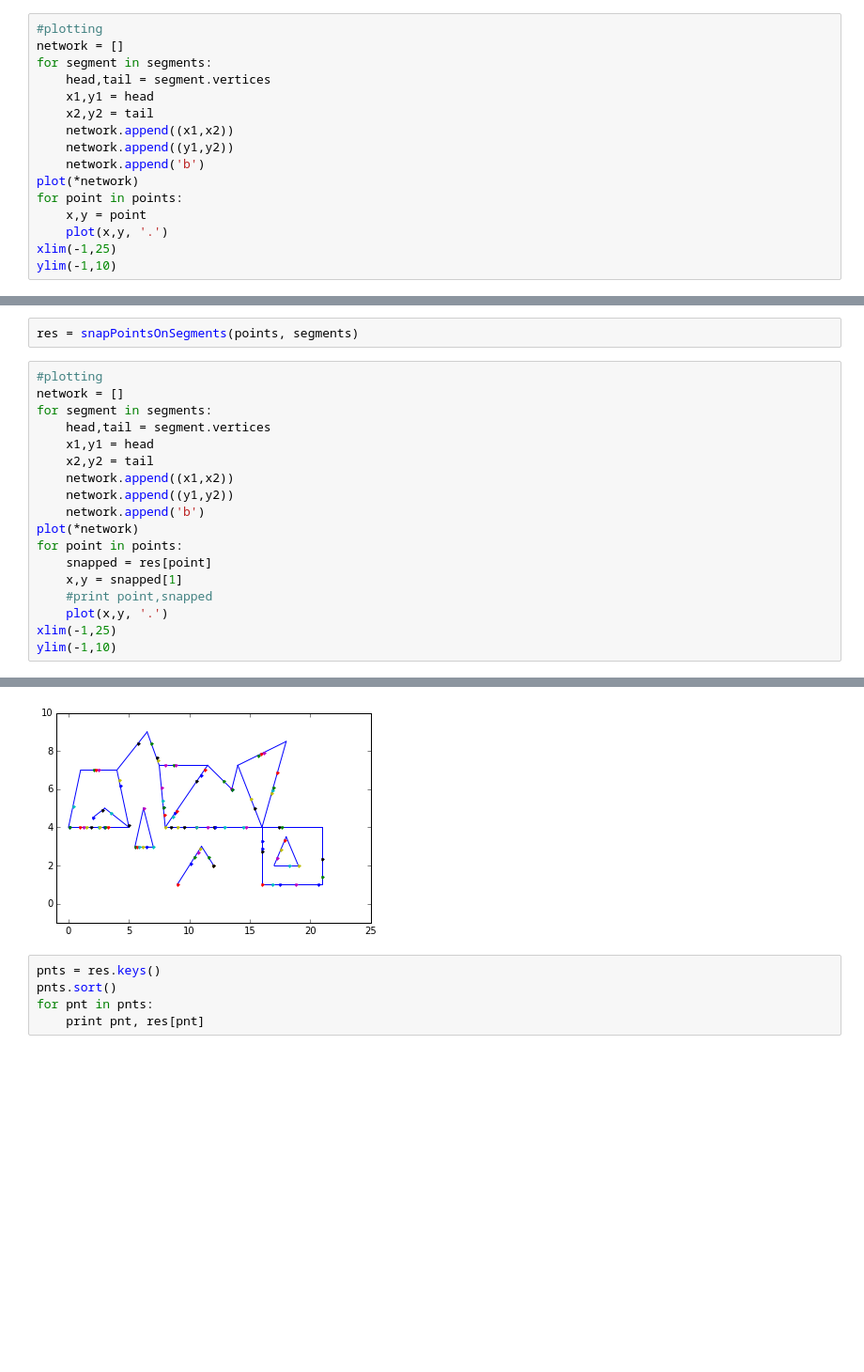
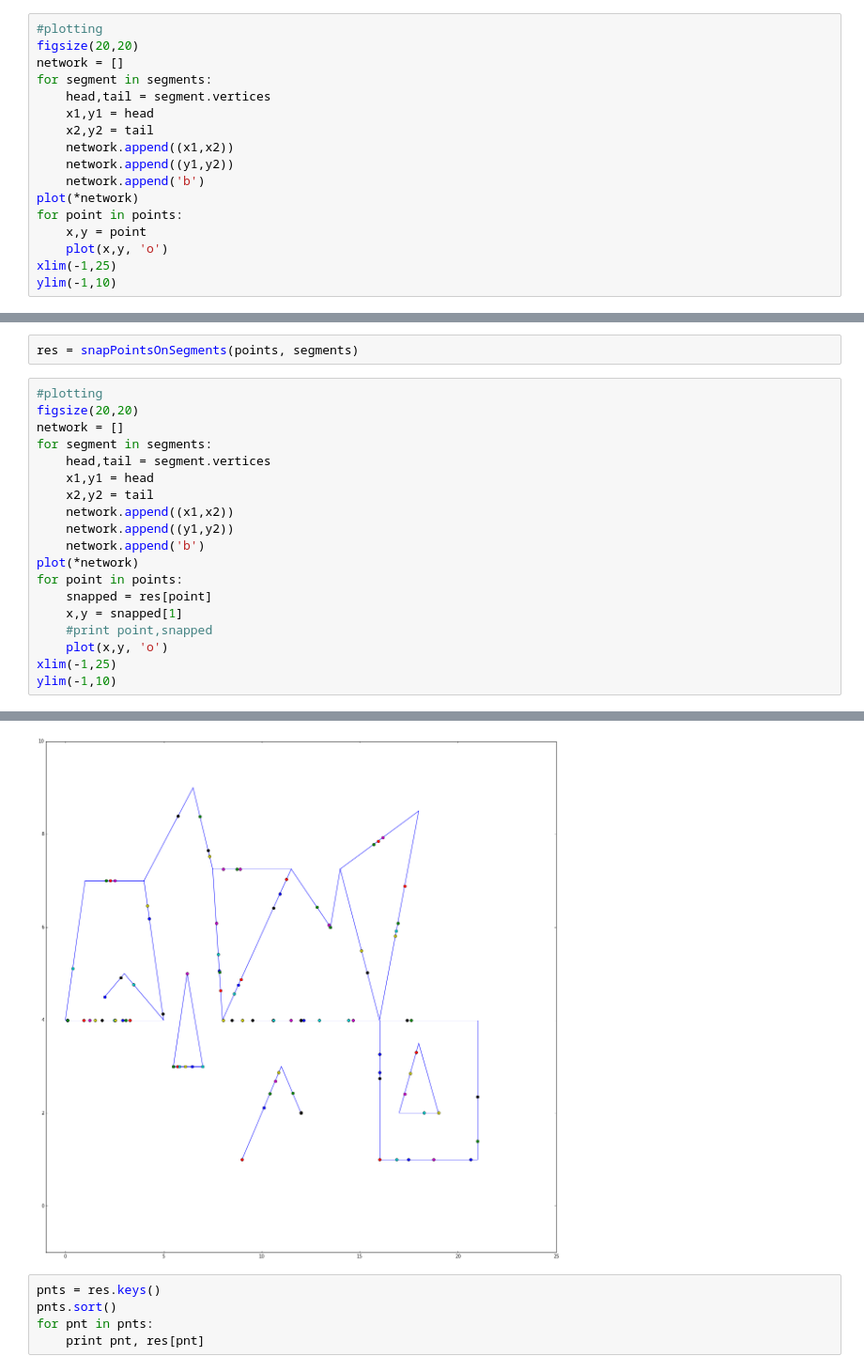
Before and after one commit to pysal/spaghetti, a Jupyter notebook: snapping.ipynb, the cells around one changed output, grey strips where cells are left out. Shown at 94% size. Drawn from its saved outputs; the diff is of its cells as text; blank space fills up the shorter version.

```diff
--- a/snapping.ipynb
+++ b/snapping.ipynb
@@ -142,6 +142,7 @@ ep = ps.open(ps.examples.get_path("eberly_net_pts_offnetwork.shp"))
 points = [ point for point in ep]
 # %%
 #plotting
+figsize(20,20)
 network = []
 for segment in segments:
     head,tail = segment.vertices
@@ -153,7 +154,7 @@ for segment in segments:
 plot(*network)
 for point in points:
     x,y = point
-    plot(x,y, '.')
+    plot(x,y, 'o')
 xlim(-1,25)
 ylim(-1,10)
 # %% [output]
@@ -163,25 +164,26 @@ ylim(-1,10)
 res = snapPointsOnSegments(points, segments)
 # %%
 #plotting
+figsize(20,20)
 network = []
 for segment in segments:
     head,tail = segment.vertices
     x1,y1 = head
     x2,y2 = tail
     network.append((x1,x2))
     network.append((y1,y2))
     network.append('b')
 plot(*network)
 for point in points:
     snapped = res[point]
     x,y = snapped[1]
     #print point,snapped
-    plot(x,y, '.')
+    plot(x,y, 'o')
 xlim(-1,25)
 ylim(-1,10)
 # %% [output]
 (-1, 10)
-[figure, old version]
+[figure, new version]
 # %%
 pnts = res.keys()
 pnts.sort()
```
Also changed, not shown: parts of 9 cells of this notebook.
